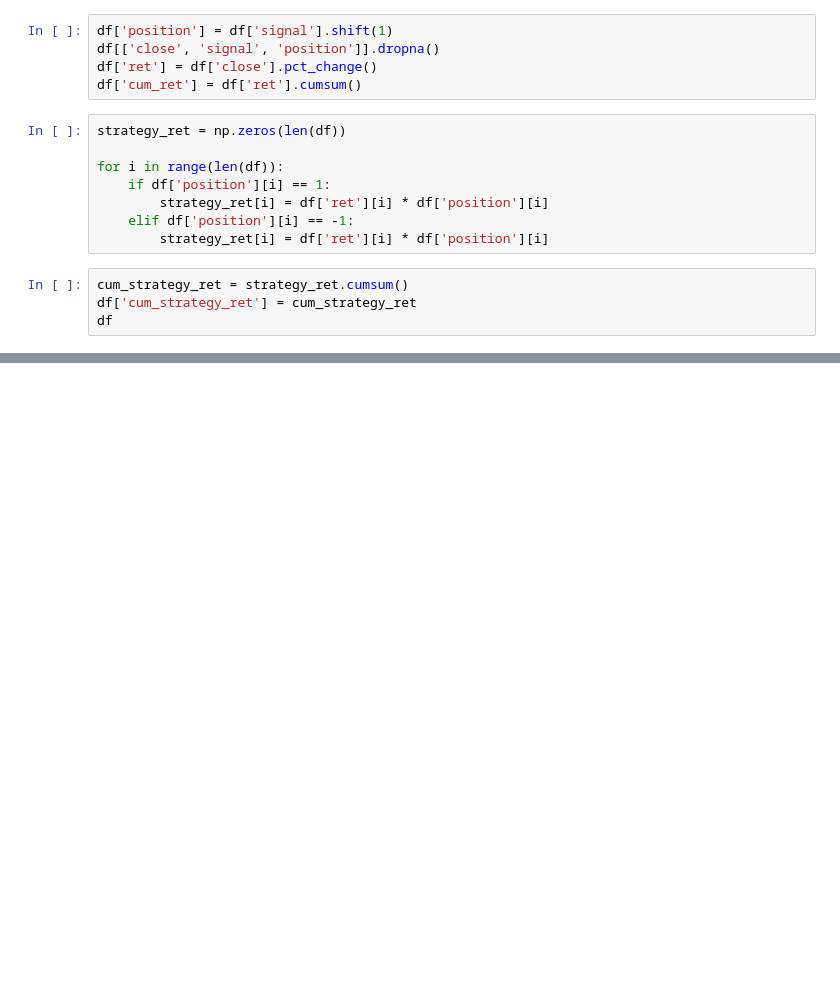
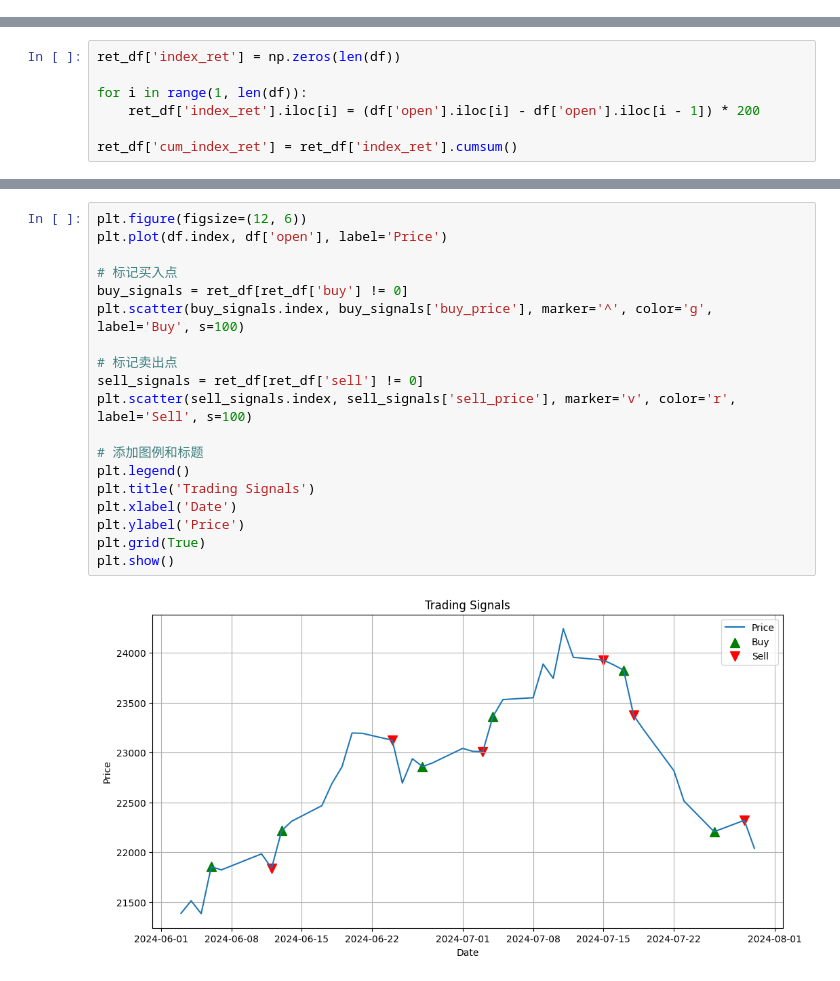
Before and after one commit to Xin95172/Quant_idea, a Jupyter notebook: llt.ipynb, the cells around one changed output, grey strips where cells are left out. Drawn from its saved outputs; the diff is of its cells as text; blank space fills up the shorter version.

```diff
--- a/llt.ipynb
+++ b/llt.ipynb
@@ -98,17 +26,0 @@ df
-# %%
-df['position'] = df['signal'].shift(1)
-df[['close', 'signal', 'position']].dropna()
-df['ret'] = df['close'].pct_change()
-df['cum_ret'] = df['ret'].cumsum()
-# %%
-strategy_ret = np.zeros(len(df))
-
-for i in range(len(df)):
-    if df['position'][i] == 1:
-        strategy_ret[i] = df['ret'][i] * df['position'][i]
-    elif df['position'][i] == -1:
-        strategy_ret[i] = df['ret'][i] * df['position'][i]
-# %%
-cum_strategy_ret = strategy_ret.cumsum()
-df['cum_strategy_ret'] = cum_strategy_ret
-df
@@ -136,0 +190,7 @@ df[['cum_strategy_ret', 'cum_ret']].plot()
+# %%
+ret_df['index_ret'] = np.zeros(len(df))
+
+for i in range(1, len(df)):
+    ret_df['index_ret'].iloc[i] = (df['open'].iloc[i] - df['open'].iloc[i - 1]) * 200
+
+ret_df['cum_index_ret'] = ret_df['index_ret'].cumsum()
@@ -136,0 +270,21 @@ df[['cum_strategy_ret', 'cum_ret']].plot()
+# %%
+plt.figure(figsize=(12, 6))
+plt.plot(df.index, df['open'], label='Price')
+
+# 标记买入点
+buy_signals = ret_df[ret_df['buy'] != 0]
+plt.scatter(buy_signals.index, buy_signals['buy_price'], marker='^', color='g', label='Buy', s=100)
+
+# 标记卖出点
+sell_signals = ret_df[ret_df['sell'] != 0]
+plt.scatter(sell_signals.index, sell_signals['sell_price'], marker='v', color='r', label='Sell', s=100)
+
+# 添加图例和标题
+plt.legend()
+plt.title('Trading Signals')
+plt.xlabel('Date')
+plt.ylabel('Price')
+plt.grid(True)
+plt.show()
+# %% [output]
+[figure, added]
```
Also changed, not shown: parts of 17 cells of this notebook, 1 other file.
